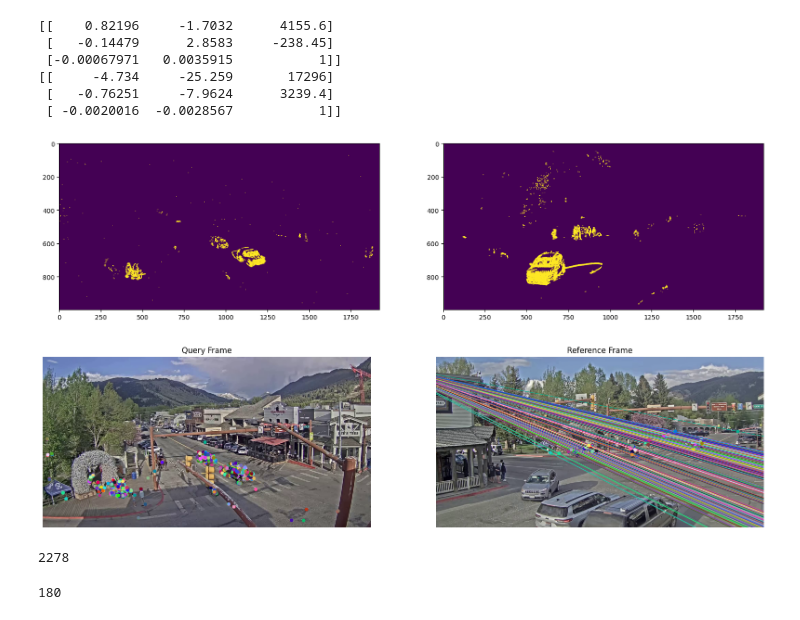
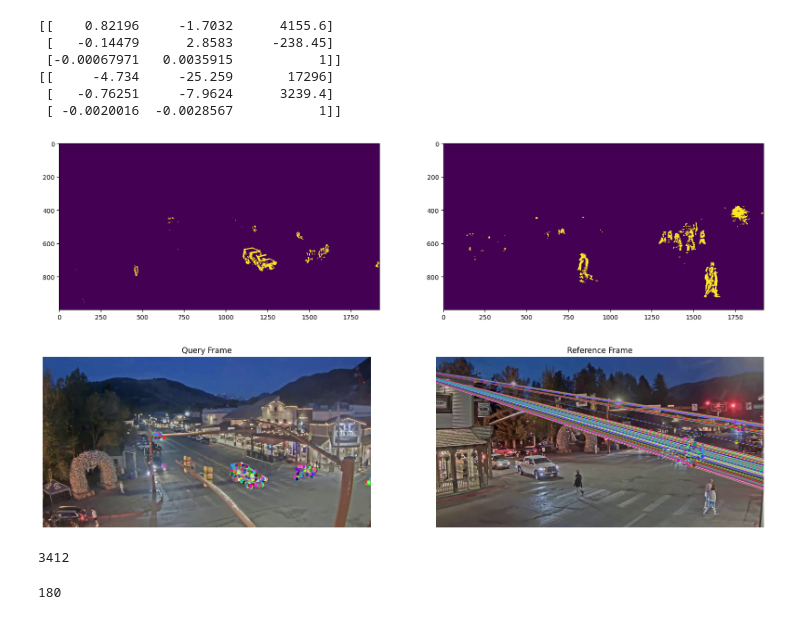
Before and after one commit to visanalexandru/CV-Project2, a Jupyter notebook: task1-improved.ipynb, the cells around one changed output. Cells and saved outputs as stored; diff of their text form; code cells hidden in the pictures.

```diff
--- a/task1-improved.ipynb
+++ b/task1-improved.ipynb
@@ -49,5 +49,5 @@ if 'query' in globals():
 if 'reference' in globals():
     del reference
 
-query = load_video("train/task1/02_query.mp4")
-reference = load_video("train/task1/02_reference.mp4")
+query = load_video("train/task1/10_query.mp4")
+reference = load_video("train/task1/10_reference.mp4")
@@ -90,20 +90,8 @@ print(H_inv)
 # %%
 query_index = 1
-reference_index = 270
+reference_index = 760
-# %%
-
-# Removes those points that would be outside the frame when transformed to the other camera's frame.
-def filter_points_homography(points, H):
-    transformed_points = cv.perspectiveTransform(points.reshape(-1, 1, 2).astype(np.float32), H).squeeze()
-
-    in_bounds = np.logical_and(
-        np.logical_and(transformed_points[:, 0] >= 0, transformed_points[:, 0] < FRAME_WIDTH),
-        np.logical_and(transformed_points[:, 1] >= 0, transformed_points[:, 1] < FRAME_HEIGHT)
-    )
-
-    return points[in_bounds]
 # %%
-def similarity_epipolar(query, reference, visualize=False):
+def similarity_epipolar(query, reference, F, H, H_inv, visualize=False):
     moving_pixels_query = query.moving_pixels()
     moving_pixels_reference = reference.moving_pixels()
 
@@ -180,13 +168,13 @@ def similarity_epipolar(query, reference, visualize=False):
 
     return score
 # %%
-similarity_score = similarity_epipolar(query.get_frame(query_index), reference.get_frame(reference_index),
+similarity_score = similarity_epipolar(query.get_frame(query_index), reference.get_frame(reference_index), F, H, H_inv,
                               visualize=True)
 print(similarity_score)
 # %% [output]
-[figure, old version]
+[figure, new version]
-[figure, old version]
+[figure, new version]
-2278
+3412
 # %%
 def overlap_score(reference_start_index):
     num_query_frames = query.num_frames()
```
Also changed, not shown: parts of 7 cells of this notebook.
